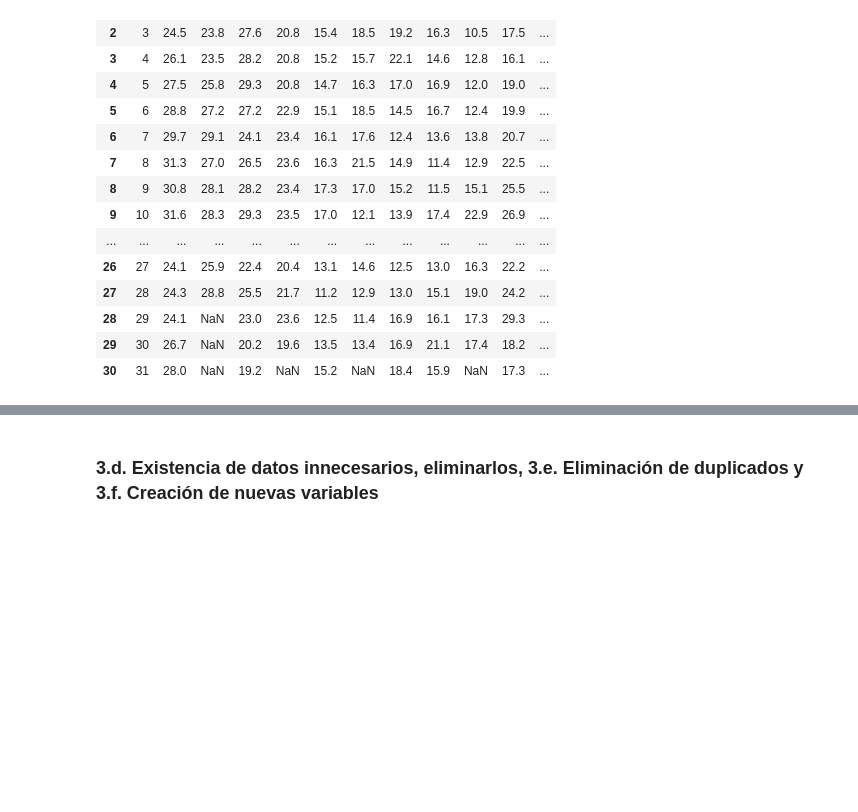
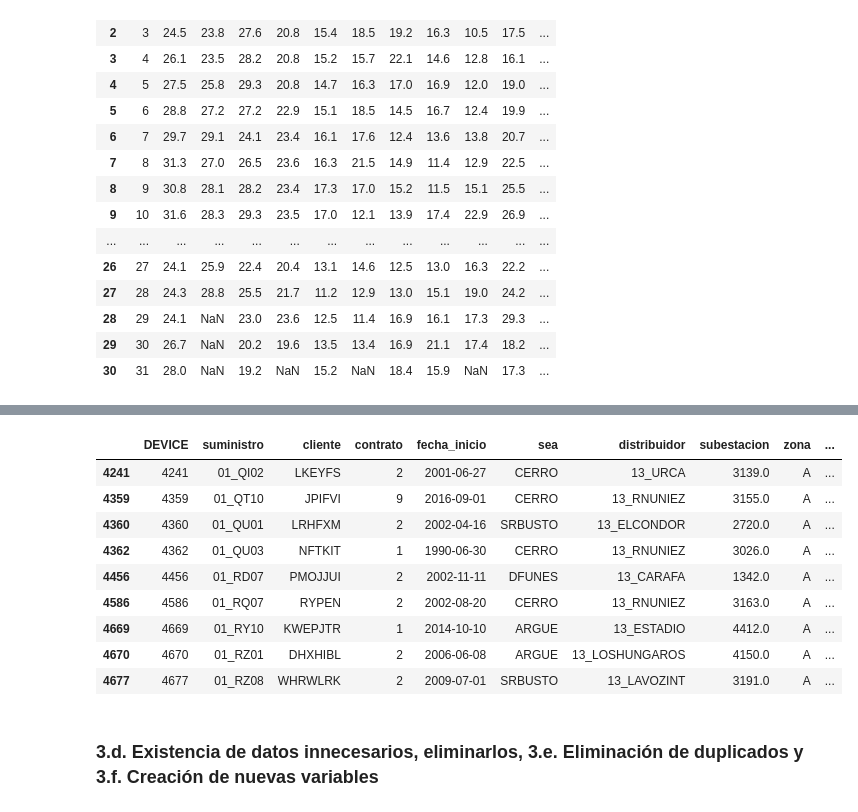
Before and after one commit to pasollipaula/DiplodatosMentoria, a Jupyter notebook: carga_datasets.ipynb, the cells around one changed output, grey strips where cells are left out. Saved outputs shown, nothing was run; the diff lists cells and outputs as text; code cells hidden in the pictures; blank space fills up the shorter version.

```diff
--- a/carga_datasets.ipynb
+++ b/carga_datasets.ipynb
@@ -504,3 +533,16 @@ temperatura_avg
+# %%
+qgis.loc[(qgis['grupo_tarifario']==2) & (qgis['codigo_tarifa']==241)]
+# %% [output]
+|  | DEVICE | suministro | cliente | contrato | fecha_inicio | sea | distribuidor | subestacion | zona | ... |
+| 4241 | 4241 | 01_QI02 | LKEYFS | 2 | 2001-06-27 | CERRO | 13_URCA | 3139.0 | A | ... |
+| 4359 | 4359 | 01_QT10 | JPIFVI | 9 | 2016-09-01 | CERRO | 13_RNUNIEZ | 3155.0 | A | ... |
+| 4360 | 4360 | 01_QU01 | LRHFXM | 2 | 2002-04-16 | SRBUSTO | 13_ELCONDOR | 2720.0 | A | ... |
+| 4362 | 4362 | 01_QU03 | NFTKIT | 1 | 1990-06-30 | CERRO | 13_RNUNIEZ | 3026.0 | A | ... |
+| 4456 | 4456 | 01_RD07 | PMOJJUI | 2 | 2002-11-11 | DFUNES | 13_CARAFA | 1342.0 | A | ... |
+| 4586 | 4586 | 01_RQ07 | RYPEN | 2 | 2002-08-20 | CERRO | 13_RNUNIEZ | 3163.0 | A | ... |
+| 4669 | 4669 | 01_RY10 | KWEPJTR | 1 | 2014-10-10 | ARGUE | 13_ESTADIO | 4412.0 | A | ... |
+| 4670 | 4670 | 01_RZ01 | DHXHIBL | 2 | 2006-06-08 | ARGUE | 13_LOSHUNGAROS | 4150.0 | A | ... |
+| 4677 | 4677 | 01_RZ08 | WHRWLRK | 2 | 2009-07-01 | SRBUSTO | 13_LAVOZINT | 3191.0 | A | ... |
 # %% [markdown]
 ### 3.d. Existencia de datos innecesarios, eliminarlos, 3.e. Eliminación de duplicados y 3.f. Creación de nuevas variables
 # %% [markdown]
```
Also changed, not shown: parts of 6 cells of this notebook.
